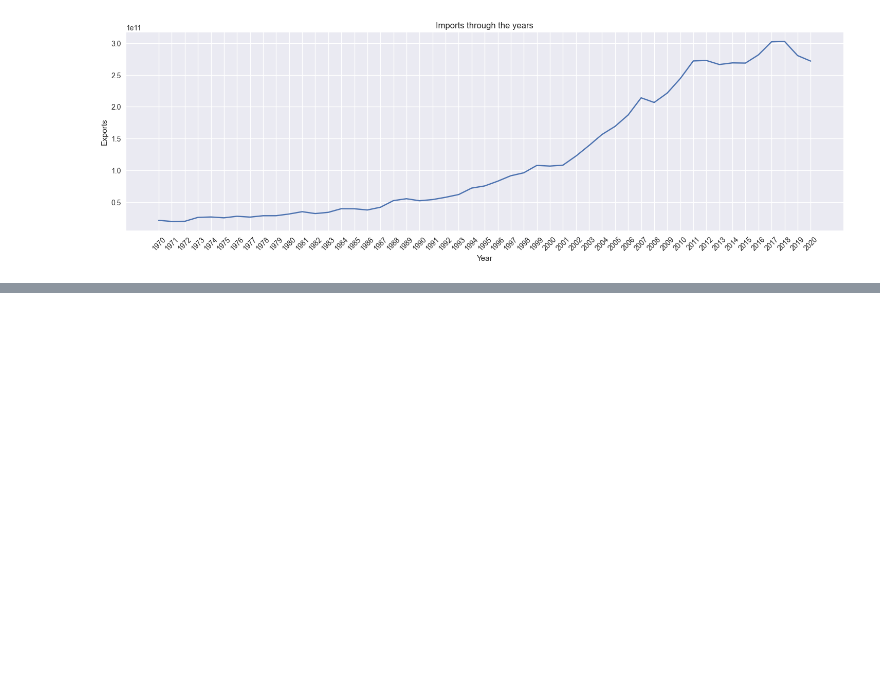
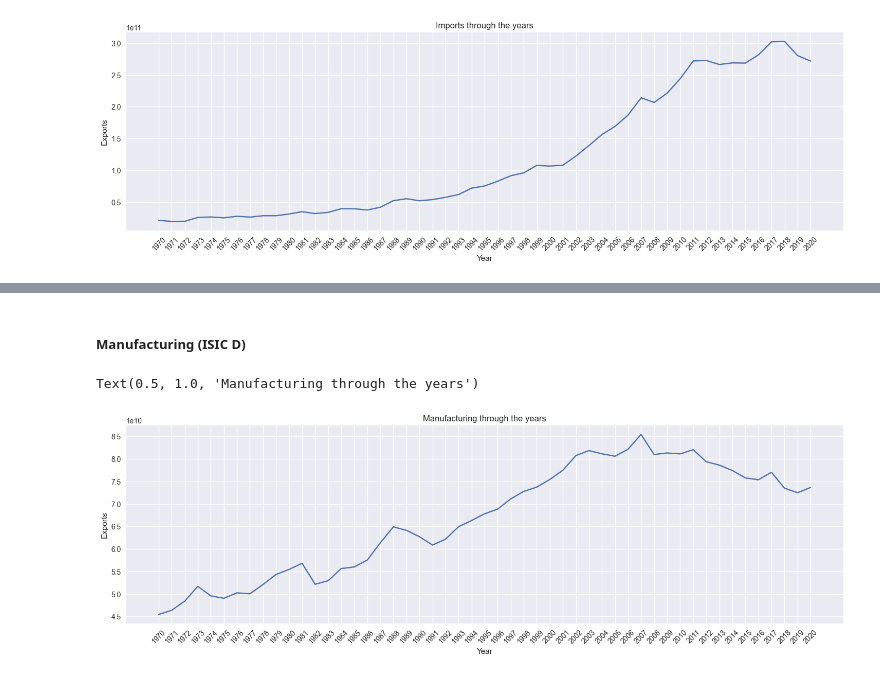
Before and after one commit to AlessandroSignoretto/Statistical_Models_project, a Jupyter notebook: Models_project.ipynb, the cells around one changed output, grey strips where cells are left out. Saved outputs shown, nothing was run; the diff lists cells and outputs as text; code cells hidden in the pictures; blank space fills up the shorter version.

Commit message:
EDA Australia

```diff
--- a/Models_project.ipynb
+++ b/Models_project.ipynb
@@ -305,0 +312,12 @@ Text(0.5, 1.0, 'Imports through the years')
+# %% [markdown]
+<h5><b>Manufacturing (ISIC D)</b></h5>
+# %%
+plt.figure(figsize=(18,5))
+sns.lineplot(data=Australia_df, x="Year",y="Manufacturing (ISIC D)")
+plt.ylabel("Exports")
+plt.xlabel('Year')
+plt.xticks(rotation=45)
+plt.title("Manufacturing through the years")
+# %% [output]
+Text(0.5, 1.0, 'Manufacturing through the years')
+[figure, added]
```
Also changed, not shown: parts of 5 cells of this notebook.
